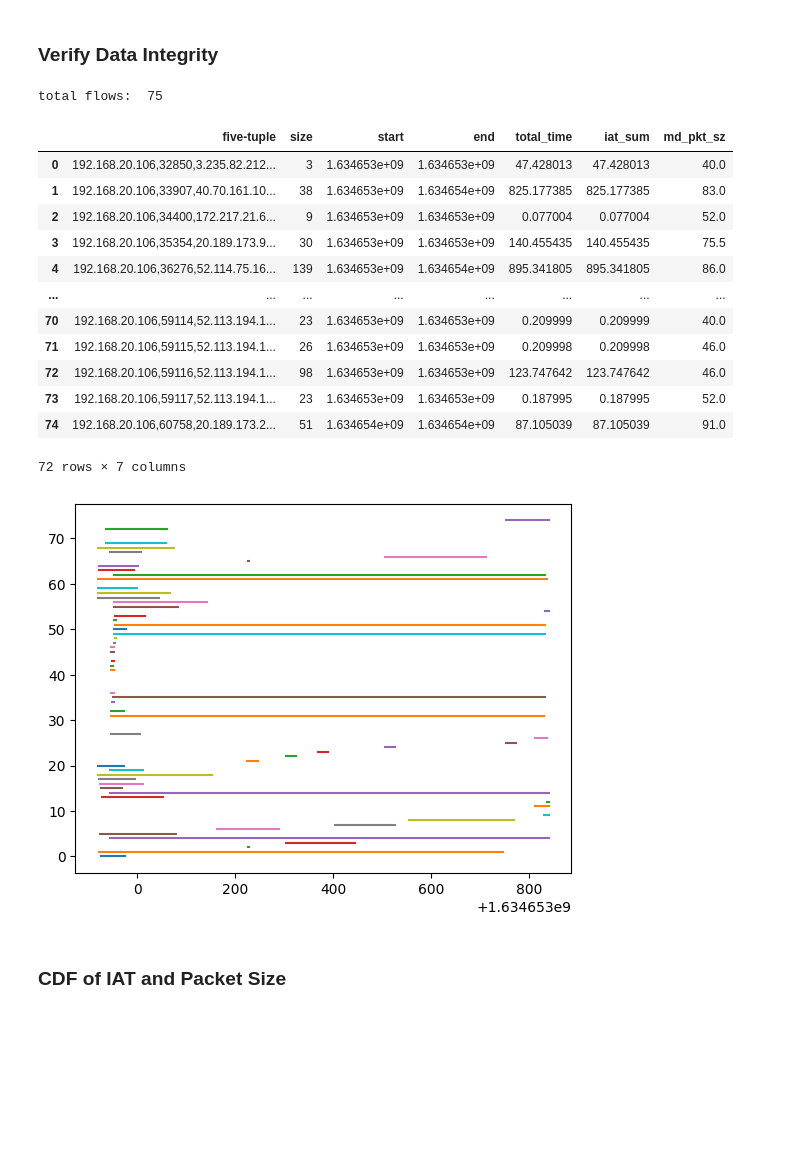
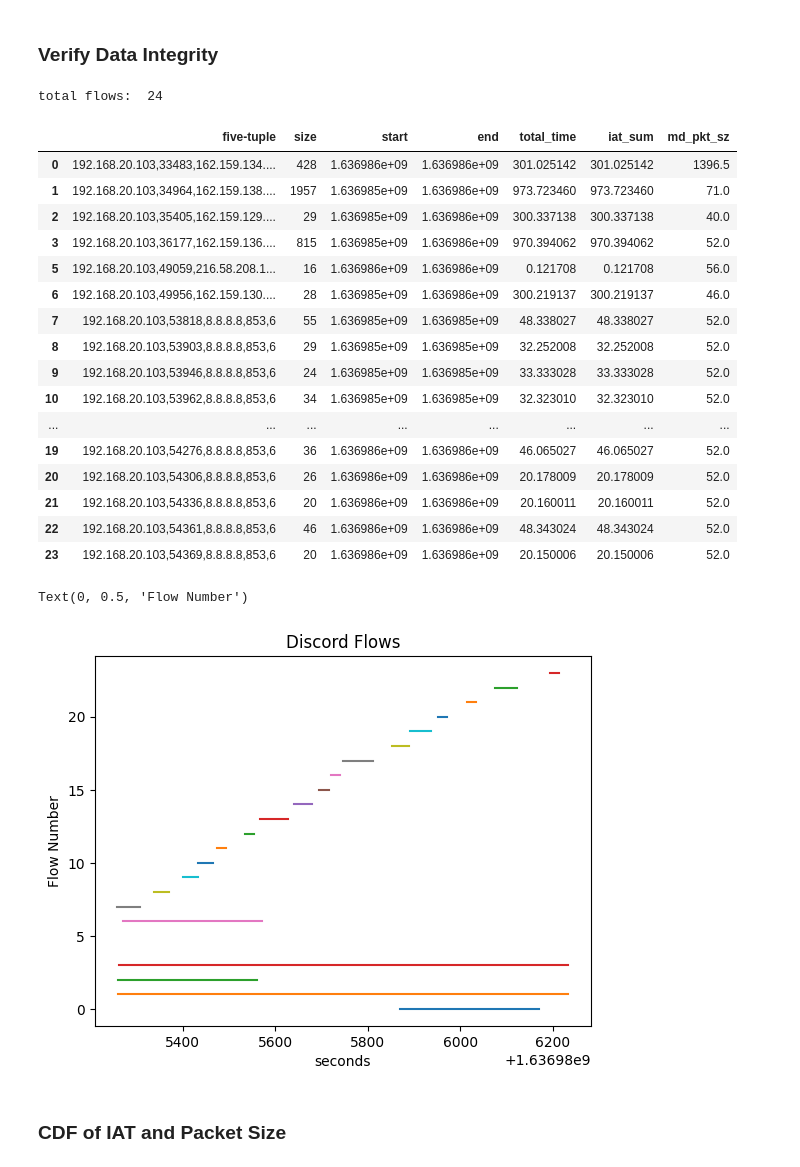
Before and after one commit to nathanielCherian/network-traffic-analysis, a Jupyter notebook: MirageProcess.ipynb, the cells around one changed output. Saved outputs shown, nothing was run; the diff lists cells and outputs as text; code cells hidden in the pictures; blank space fills up the shorter version.

```diff
--- a/MirageProcess.ipynb
+++ b/MirageProcess.ipynb
@@ -7,7 +7,7 @@ The data has been converted from the provided JSON to a csv with the headers
 2. Use inter-arrival time to verify data integrity
 # %%
 import pandas as pd
-pcap_df = pd.read_csv(r"data\teams_data\70.csv")
+pcap_df = pd.read_csv(r"data\discord_data\75.csv")
 # %% [markdown]
 ### Seperating IP Flows
 # %%
@@ -31,23 +31,27 @@ for flow_key in flows.keys():
 
 flow_stats_df = pd.DataFrame(flow_stats, columns=['five-tuple', 'size', 'start', 'end', 'total_time', 'iat_sum', 'md_pkt_sz'])
 # %% [output]
-total flows:  75
+total flows:  24
 # %%
 flow_stats_df[flow_stats_df['size'] > flow_stats_df['size'].quantile(0)]
 # %% [output]
 |  | five-tuple | size | start | end | total_time | iat_sum | md_pkt_sz |
-| 0 | 192.168.20.106,32850,3.235.82.212... | 3 | 1.634653e+09 | 1.634653e+09 | 47.428013 | 47.428013 | 40.0 |
-| 1 | 192.168.20.106,33907,40.70.161.10... | 38 | 1.634653e+09 | 1.634654e+09 | 825.177385 | 825.177385 | 83.0 |
-| 2 | 192.168.20.106,34400,172.217.21.6... | 9 | 1.634653e+09 | 1.634653e+09 | 0.077004 | 0.077004 | 52.0 |
-| 3 | 192.168.20.106,35354,20.189.173.9... | 30 | 1.634653e+09 | 1.634653e+09 | 140.455435 | 140.455435 | 75.5 |
-| 4 | 192.168.20.106,36276,52.114.75.16... | 139 | 1.634653e+09 | 1.634654e+09 | 895.341805 | 895.341805 | 86.0 |
+| 0 | 192.168.20.103,33483,162.159.134.... | 428 | 1.636986e+09 | 1.636986e+09 | 301.025142 | 301.025142 | 1396.5 |
+| 1 | 192.168.20.103,34964,162.159.138.... | 1957 | 1.636985e+09 | 1.636986e+09 | 973.723460 | 973.723460 | 71.0 |
+| 2 | 192.168.20.103,35405,162.159.129.... | 29 | 1.636985e+09 | 1.636986e+09 | 300.337138 | 300.337138 | 40.0 |
+| 3 | 192.168.20.103,36177,162.159.136.... | 815 | 1.636985e+09 | 1.636986e+09 | 970.394062 | 970.394062 | 52.0 |
+| 5 | 192.168.20.103,49059,216.58.208.1... | 16 | 1.636986e+09 | 1.636986e+09 | 0.121708 | 0.121708 | 56.0 |
+| 6 | 192.168.20.103,49956,162.159.130.... | 28 | 1.636985e+09 | 1.636986e+09 | 300.219137 | 300.219137 | 46.0 |
+| 7 | 192.168.20.103,53818,8.8.8.8,853,6 | 55 | 1.636985e+09 | 1.636985e+09 | 48.338027 | 48.338027 | 52.0 |
+| 8 | 192.168.20.103,53903,8.8.8.8,853,6 | 29 | 1.636985e+09 | 1.636985e+09 | 32.252008 | 32.252008 | 52.0 |
+| 9 | 192.168.20.103,53946,8.8.8.8,853,6 | 24 | 1.636985e+09 | 1.636985e+09 | 33.333028 | 33.333028 | 52.0 |
+| 10 | 192.168.20.103,53962,8.8.8.8,853,6 | 34 | 1.636985e+09 | 1.636985e+09 | 32.323010 | 32.323010 | 52.0 |
 | ... | ... | ... | ... | ... | ... | ... | ... |
-| 70 | 192.168.20.106,59114,52.113.194.1... | 23 | 1.634653e+09 | 1.634653e+09 | 0.209999 | 0.209999 | 40.0 |
-| 71 | 192.168.20.106,59115,52.113.194.1... | 26 | 1.634653e+09 | 1.634653e+09 | 0.209998 | 0.209998 | 46.0 |
-| 72 | 192.168.20.106,59116,52.113.194.1... | 98 | 1.634653e+09 | 1.634653e+09 | 123.747642 | 123.747642 | 46.0 |
-| 73 | 192.168.20.106,59117,52.113.194.1... | 23 | 1.634653e+09 | 1.634653e+09 | 0.187995 | 0.187995 | 52.0 |
-| 74 | 192.168.20.106,60758,20.189.173.2... | 51 | 1.634654e+09 | 1.634654e+09 | 87.105039 | 87.105039 | 91.0 |
+| 19 | 192.168.20.103,54276,8.8.8.8,853,6 | 36 | 1.636986e+09 | 1.636986e+09 | 46.065027 | 46.065027 | 52.0 |
+| 20 | 192.168.20.103,54306,8.8.8.8,853,6 | 26 | 1.636986e+09 | 1.636986e+09 | 20.178009 | 20.178009 | 52.0 |
+| 21 | 192.168.20.103,54336,8.8.8.8,853,6 | 20 | 1.636986e+09 | 1.636986e+09 | 20.160011 | 20.160011 | 52.0 |
+| 22 | 192.168.20.103,54361,8.8.8.8,853,6 | 46 | 1.636986e+09 | 1.636986e+09 | 48.343024 | 48.343024 | 52.0 |
+| 23 | 192.168.20.103,54369,8.8.8.8,853,6 | 20 | 1.636986e+09 | 1.636986e+09 | 20.150006 | 20.150006 | 52.0 |
-72 rows × 7 columns
 # %%
 x_vals_1 = flow_stats_df['start']
 x_vals_2 = flow_stats_df['end']
@@ -57,10 +61,14 @@ for i, xs in enumerate(zip(x_vals_1, x_vals_2)):
 # %%
 import matplotlib.pyplot as plt
 
 for line in datas:
     plt.plot(line[0], line[1])
+plt.title("Discord Flows")
+plt.xlabel("seconds")
+plt.ylabel("Flow Number")
 # %% [output]
+Text(0, 0.5, 'Flow Number')
-[figure, old version]
+[figure, new version]
 # %% [markdown]
 ### CDF of IAT and Packet Size
 # %%
```
Also changed, not shown: parts of 3 cells of this notebook, 4 other files.
